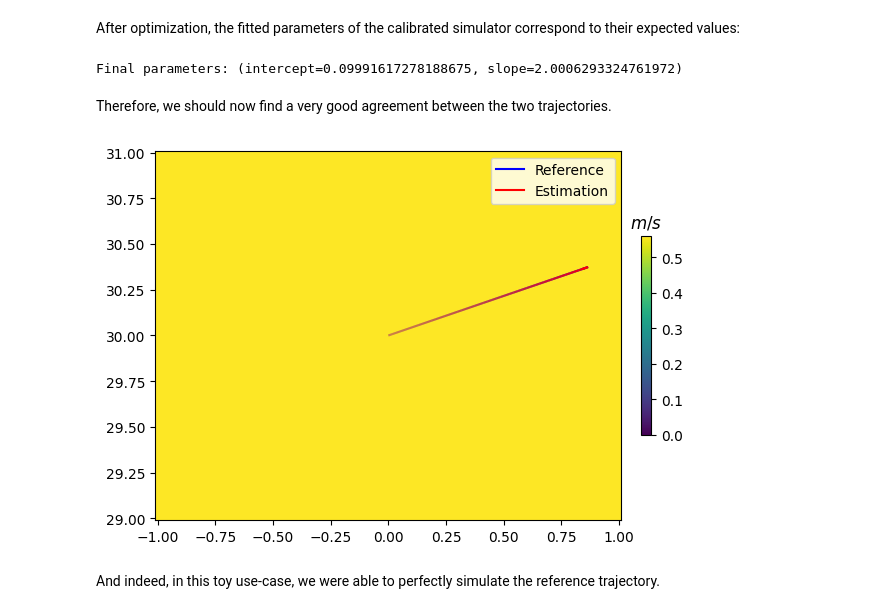
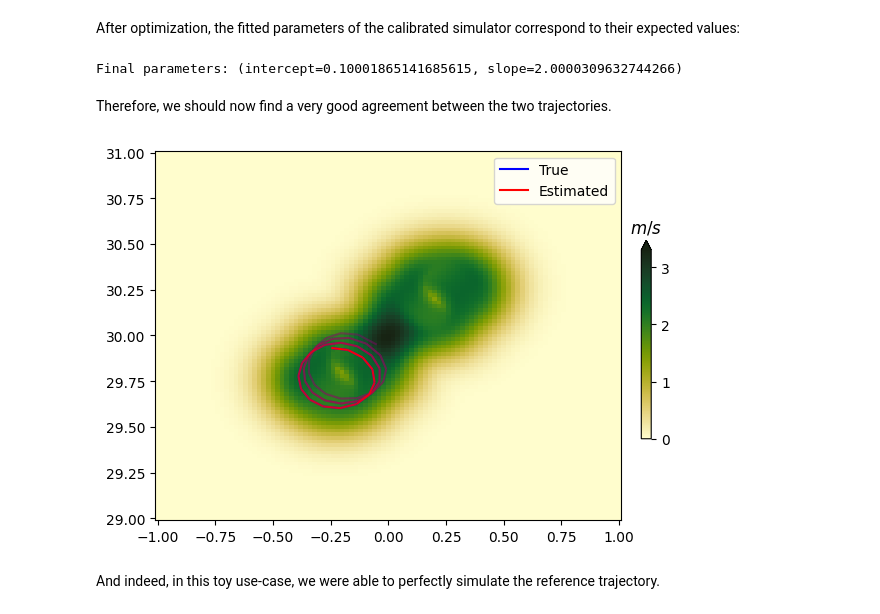
Before and after one commit to vadmbertr/pastax, a Jupyter notebook: docs/demo.ipynb, the cells around one changed output. Saved outputs shown, nothing was run; the diff lists cells and outputs as text; code cells hidden in the pictures.

```diff
--- a/docs/demo.ipynb
+++ b/docs/demo.ipynb
@@ -327,8 +377,8 @@ opt_state = optim.init(trans_sim)
 Because we rely on [`Equinox`](https://docs.kidger.site/equinox/), it is also straightforward to apply gradient-based updates to the simulator parameters (as it is a PyTree).
 # %%
 @eqx.filter_jit
-def make_step(_sim, _opt_state):
-    _loss, grads = objective_fn(_sim)
-    updates, _opt_state = optim.update(grads, _opt_state)
-    _sim = eqx.apply_updates(_sim, updates)
-    return _loss, _sim, _opt_state
+def make_step(sim, opt_state):
+    loss, grads = val_grad_obj_fn(sim)
+    updates, opt_state = optim.update(grads, opt_state)
+    sim = eqx.apply_updates(sim, updates)
+    return loss, sim, opt_state
@@ -335,10 +388,2 @@ def make_step(_sim, _opt_state):
 # %% [markdown]
 Finally, we perform the optimization over 200 update steps:
-# %%
-n_steps = 200
-print_every = 20
-
-for step in range(n_steps):
-    loss, trans_sim, opt_state = make_step(trans_sim, opt_state)
-    if (step % print_every) == 0 or step == n_steps - 1:
-        print(f"Step: {step}, Loss: {loss.item()}")
@@ -356,0 +390,12 @@ Step: 199, Loss: 2.444729937215066e-06
+# %%
+n_steps = 200
+
+sims = [tun_sim,]
+trajs = [est_traj_init,]
+losses = []
+for step in range(n_steps):
+    loss, tun_sim, opt_state = make_step(tun_sim, opt_state)
+    sims.append(tun_sim)
+    trajs.append(tun_sim(args=trans_ds, x0=x0, ts=ts_sim, dt0=dt0))
+    losses.append(loss)
+losses.append(objective_fn(trajs[-1]))
@@ -357,8 +414,8 @@ Step: 199, Loss: 2.444729937215066e-06
 # %% [markdown]
 After optimization, the fitted parameters of the calibrated simulator correspond to their expected values:
 # %%
-print(f"Final parameters: (intercept={trans_sim.rhs.intercept.item()}, slope={trans_sim.rhs.slope.item()})")
+print(f"Final parameters: (intercept={tun_sim.rhs.intercept.item()}, slope={tun_sim.rhs.slope.item()})")
 # %% [output]
-Final parameters: (intercept=0.09991617278188675, slope=2.0006293324761972)
+Final parameters: (intercept=0.10001865141685615, slope=2.0000309632744266)
 # %% [markdown]
 Therefore, we should now find a very good agreement between the two trajectories.
@@ -367,25 +422,27 @@ est_traj = trans_sim(args=trans_cst_ds, x0=x0, ts=ts_sim, dt0=dt0)
+# %%
+est_traj_final = trajs[-1]
 # %%
 fig, ax = plt.subplots()
 
 # plot the field
 im = ax.pcolormesh(
     lon, lat,
-    jnp.sqrt((ref_cst_u[0]**2 + ref_cst_v[0]**2)),
-    cmap="viridis", vmin=0
+    jnp.sqrt((u**2 + v**2)).max(axis=0),
+    cmap=cmo.speed, vmin=0, vmax=jnp.sqrt((u**2 + v**2)).max()
 )
-clb = fig.colorbar(im, ax=ax, orientation="vertical", fraction=0.02, pad=0.04)
+clb = fig.colorbar(im, ax=ax, extend="max", orientation="vertical", fraction=0.02, pad=0.04)
 
 clb.ax.set_title("$m/s$")
 
 # add the reference
-ax = ref_traj.plot(ax, label="Reference", color="blue")
+ax = true_traj.plot(ax, label="True", color="blue")
 
 # add the estimation
-ax = est_traj.plot(ax, label="Estimation", color="red")
+ax = est_traj_final.plot(ax, label="Estimated", color="red")
 ax.legend()
 
 plt.show()
 # %% [output]
-[figure, old version]
+[figure, new version]
 # %% [markdown]
 And indeed, in this toy use-case, we were able to perfectly simulate the reference trajectory.
```
Also changed, not shown: parts of 51 cells of this notebook, 5 other files.
